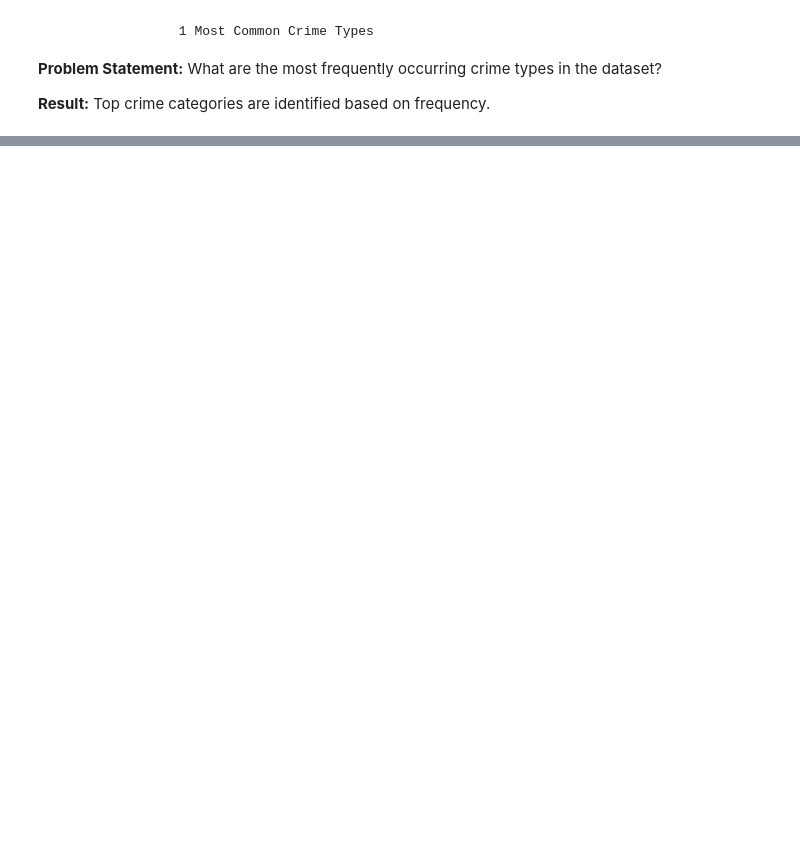
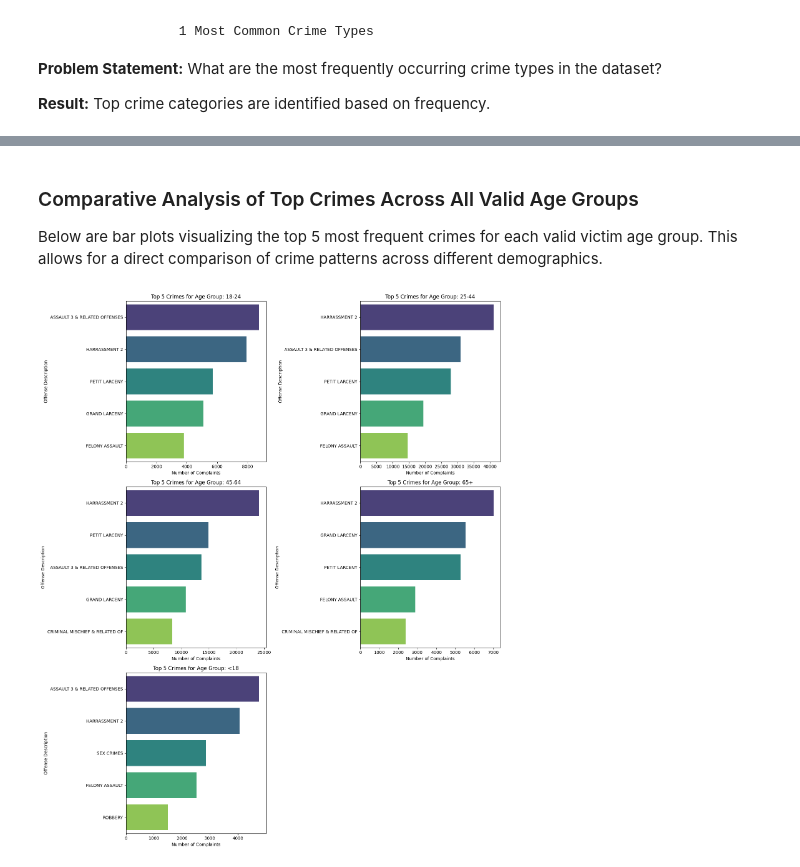
Before and after one commit to deekshithnagavalli/MACHINE-LEARNING-MODEL, a Jupyter notebook: Crime_Prediction_ML.ipynb, the cells around one changed output, grey strips where cells are left out. Cells and saved outputs as stored; diff of their text form; code cells hidden in the pictures; blank space fills up the shorter version.

```diff
--- a/Crime_Prediction_ML.ipynb
+++ b/Crime_Prediction_ML.ipynb
@@ -181,0 +161,24 @@ plt.show()
+# %% [markdown]
+### Comparative Analysis of Top Crimes Across All Valid Age Groups
+
+Below are bar plots visualizing the top 5 most frequent crimes for each valid victim age group. This allows for a direct comparison of crime patterns across different demographics.
+# %%
+num_age_groups = len(valid_age_groups)
+num_rows = (num_age_groups + 1) // 2  # Calculate number of rows needed (2 plots per row)
+num_cols = 2
+
+plt.figure(figsize=(15, 6 * num_rows))
+
+for i, age_group in enumerate(valid_age_groups):
+    plt.subplot(num_rows, num_cols, i + 1)
+    top_crimes = age_group_crime_counts_filtered[age_group_crime_counts_filtered['VIC_AGE_GROUP'] == age_group].nlargest(5, 'Count')
+    sns.barplot(x='Count', y='OFNS_DESC', data=top_crimes, palette='viridis', hue='OFNS_DESC', legend=False)
+    plt.title(f'Top 5 Crimes for Age Group: {age_group}')
+    plt.xlabel('Number of Complaints')
+    plt.ylabel('Offense Description')
+    plt.tight_layout()
+
+plt.tight_layout()
+plt.show()
+# %% [output]
+[figure, added]
```
Also changed, not shown: parts of 30 cells of this notebook.
